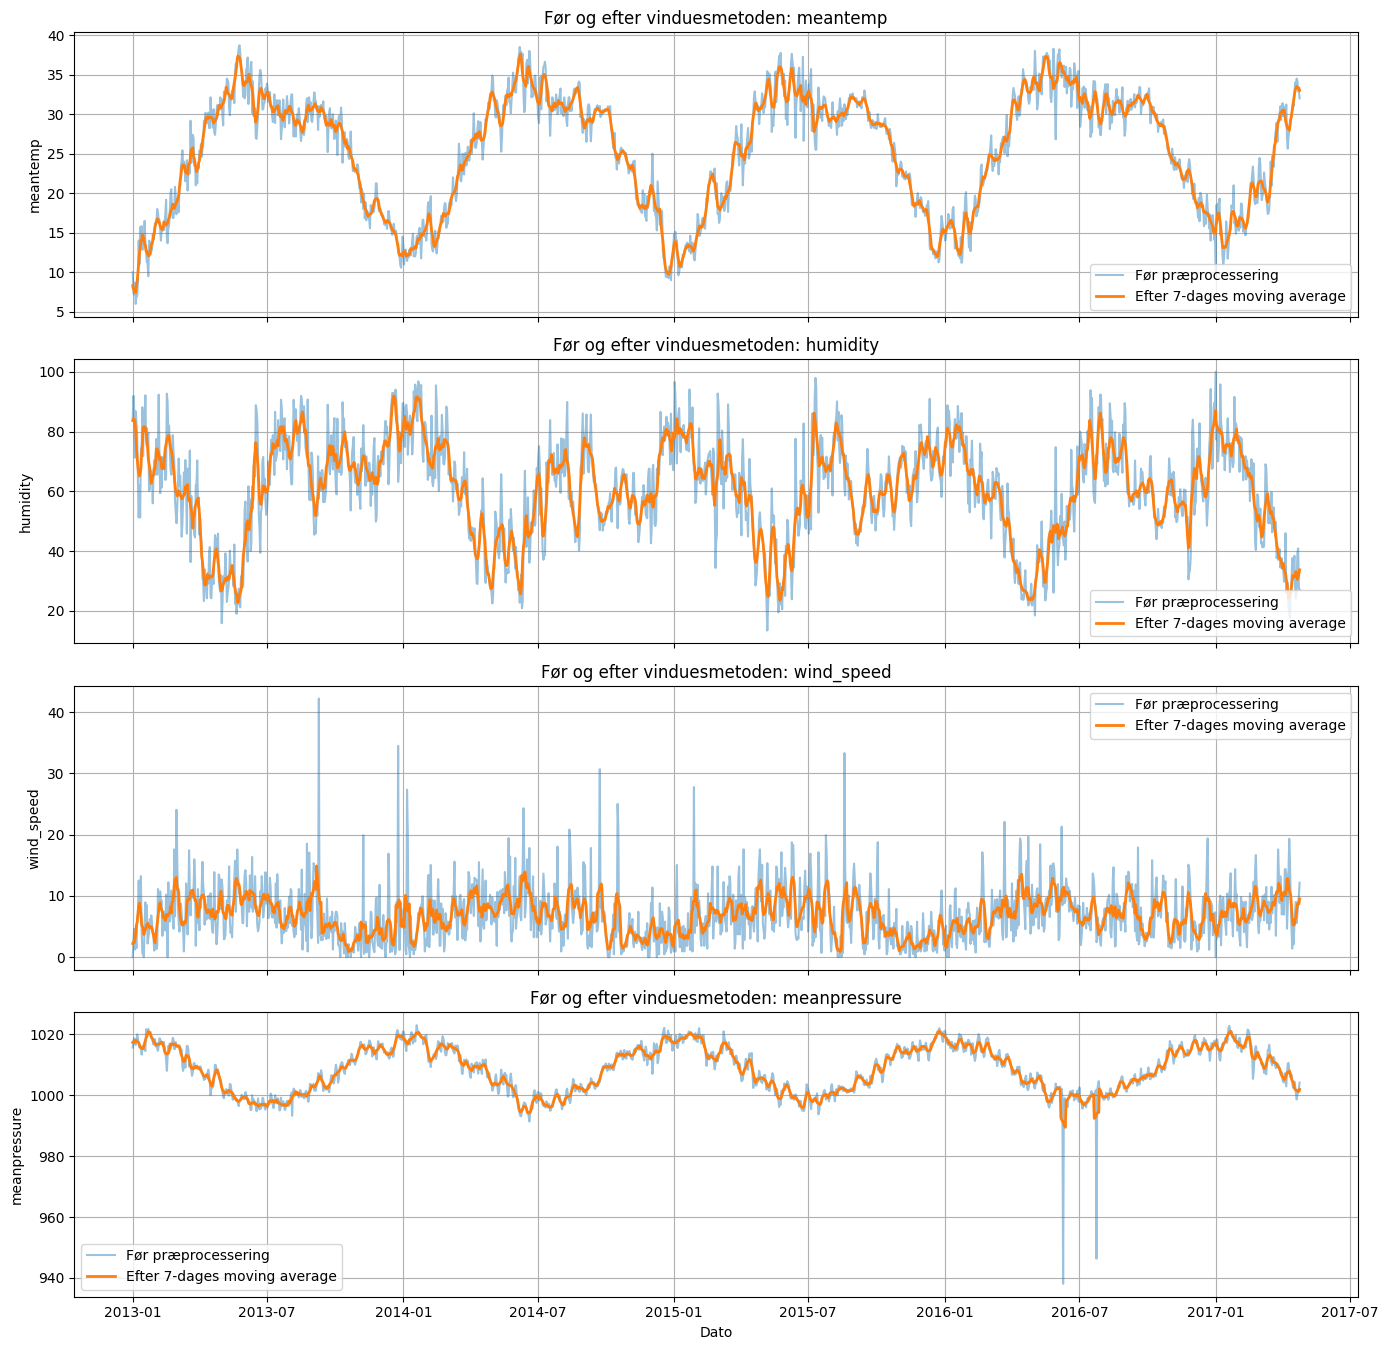
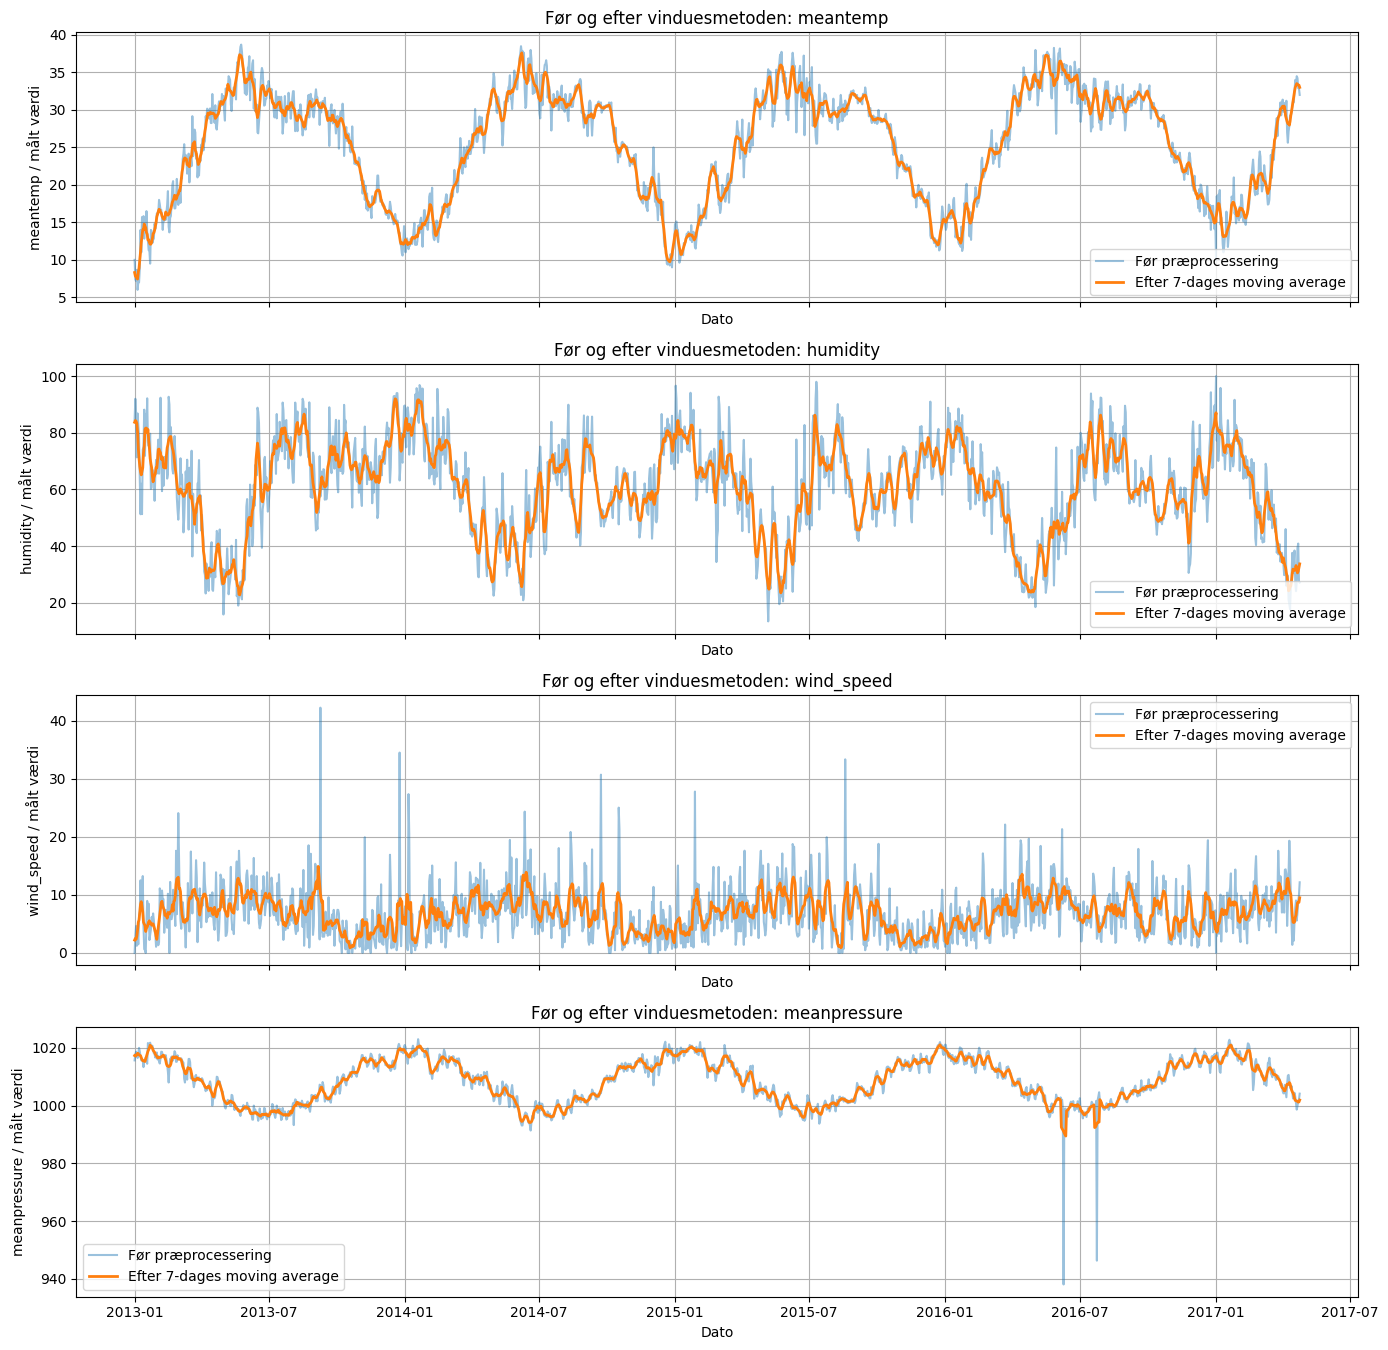
The change to this notebook cell's code, shown as a diff; its figure went from the first image to the second:
--- before
+++ after
@@ -12,7 +12,7 @@
     ax.plot(climate_smoothed["date"], climate_smoothed[col], label="Efter 7-dages moving average", linewidth=2)
     ax.set_title(f"Før og efter vinduesmetoden: {col}")
-    ax.set_ylabel(col)
+    ax.set_xlabel("Dato")
+    ax.set_ylabel(f"{col} / målt værdi")
     ax.legend()
-axes[-1].set_xlabel("Dato")
 plt.tight_layout()
 plt.show()

Commit: Ændret x og y aksen plus fik sat matematik op så det ser fint ud